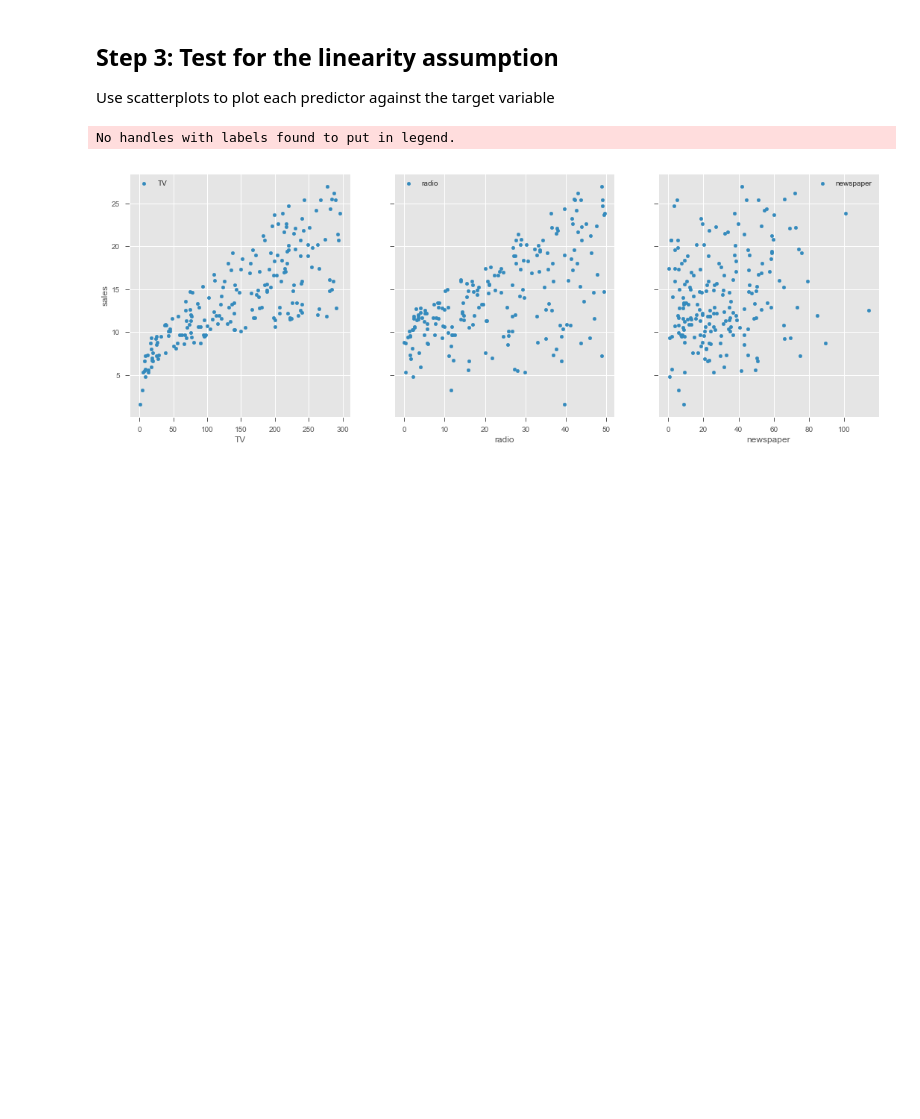
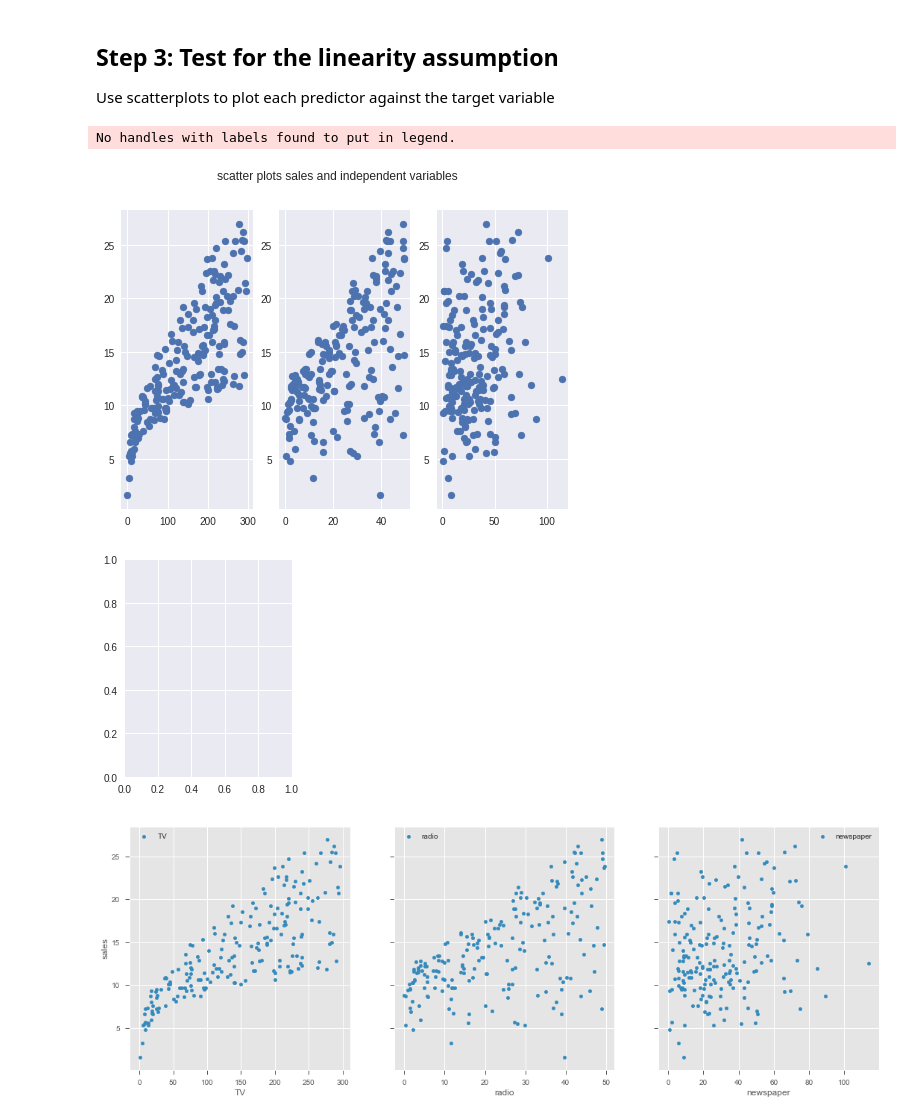
Before and after one commit to OsterMendel/dsc-ols-statsmodels-lab-nyc-ds-033020, a Jupyter notebook: index.ipynb, the cells around one changed output. Drawn from its saved outputs; the diff is of its cells as text; code cells hidden in the pictures; blank space fills up the shorter version.

```diff
--- a/index.ipynb
+++ b/index.ipynb
@@ -80,15 +80,17 @@ for var in df.columns:
 Use scatterplots to plot each predictor against the target variable
 # %%
 fig, (ax1, ax2, ax3) = plt.subplots(1, 3)
-plt.figure(figsize=(3,4))
+fi
 fig.suptitle('scatter plots sales and independent variables')
 ax1.scatter(df['TV'], df['sales'],label='TV')
 ax2.scatter(df['radio'], df['sales'],label='Radio')
 ax3.scatter(df['newspaper'], df['sales'],label='Newspaper')
 plt.legend();
 plt.show()
 # %% [output]
 No handles with labels found to put in legend.
+[figure, added]
+[figure, added]
 # %%
 # visualize the relationship between the predictors and the target using scatterplots
 
```
